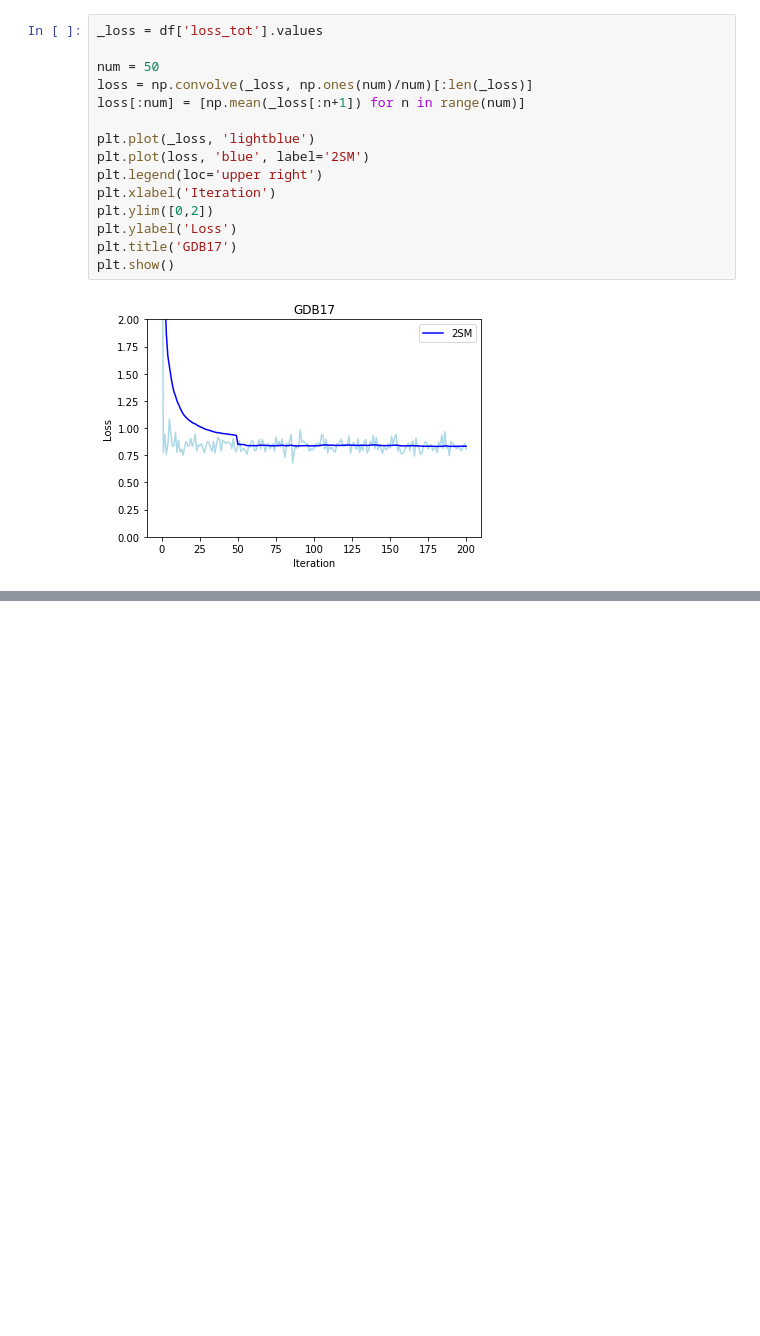
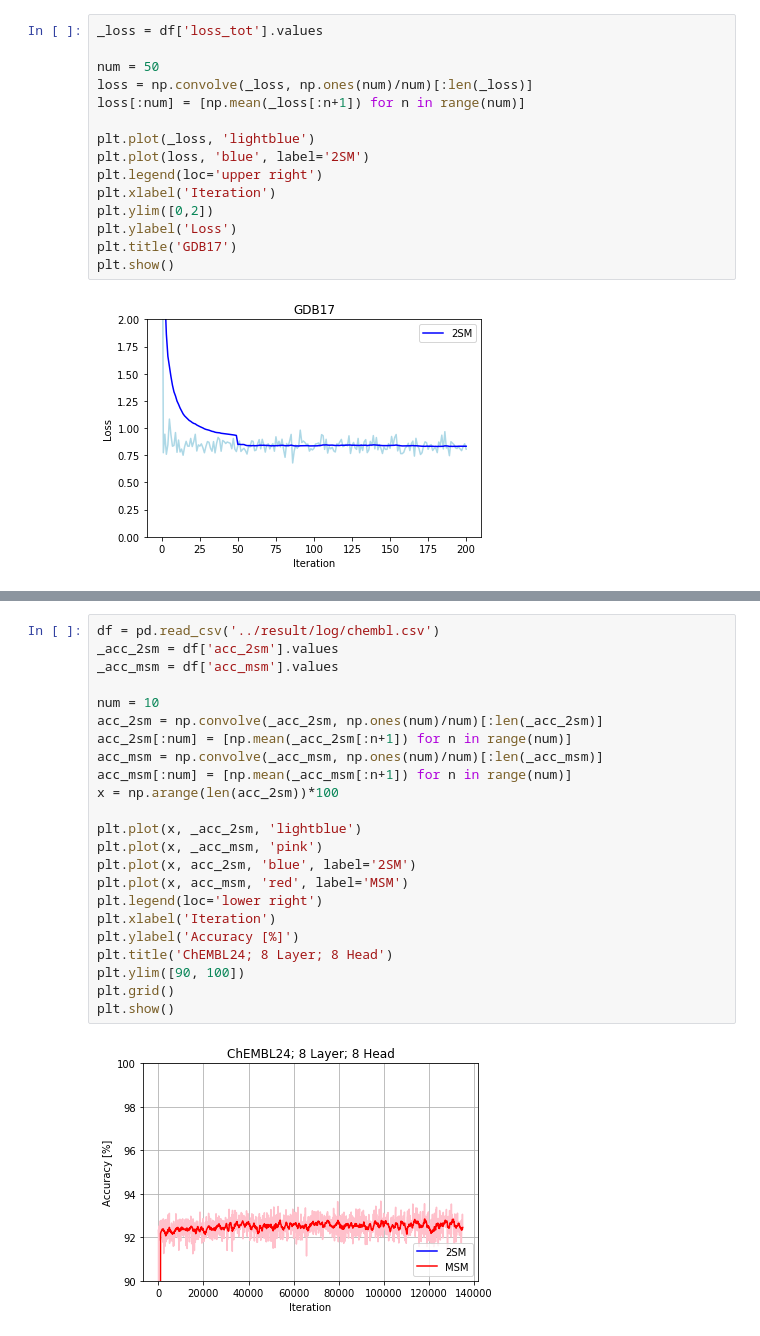
Before and after one commit to DSPsleeporg/smiles-transformer, a Jupyter notebook: smiles_transformer/Untitled.ipynb, the cells around one changed output, grey strips where cells are left out. Saved outputs shown, nothing was run; the diff lists cells and outputs as text; blank space fills up the shorter version.

```diff
--- a/smiles_transformer/Untitled.ipynb
+++ b/smiles_transformer/Untitled.ipynb
@@ -104,3 +104,28 @@ plt.show()
+# %%
+df = pd.read_csv('../result/log/chembl.csv')
+_acc_2sm = df['acc_2sm'].values
+_acc_msm = df['acc_msm'].values
+
+num = 10
+acc_2sm = np.convolve(_acc_2sm, np.ones(num)/num)[:len(_acc_2sm)]
+acc_2sm[:num] = [np.mean(_acc_2sm[:n+1]) for n in range(num)]
+acc_msm = np.convolve(_acc_msm, np.ones(num)/num)[:len(_acc_msm)]
+acc_msm[:num] = [np.mean(_acc_msm[:n+1]) for n in range(num)]
+x = np.arange(len(acc_2sm))*100
+
+plt.plot(x, _acc_2sm, 'lightblue')
+plt.plot(x, _acc_msm, 'pink')
+plt.plot(x, acc_2sm, 'blue', label='2SM')
+plt.plot(x, acc_msm, 'red', label='MSM')
+plt.legend(loc='lower right')
+plt.xlabel('Iteration')
+plt.ylabel('Accuracy [%]')
+plt.title('ChEMBL24; 8 Layer; 8 Head')
+plt.ylim([90, 100])
+plt.grid()
+plt.show()
+# %% [output]
+[figure, added]
 # %%
 _loss = df['loss_tot'].values
 
```
Also changed, not shown: parts of 2 cells of this notebook, 6 other files.
